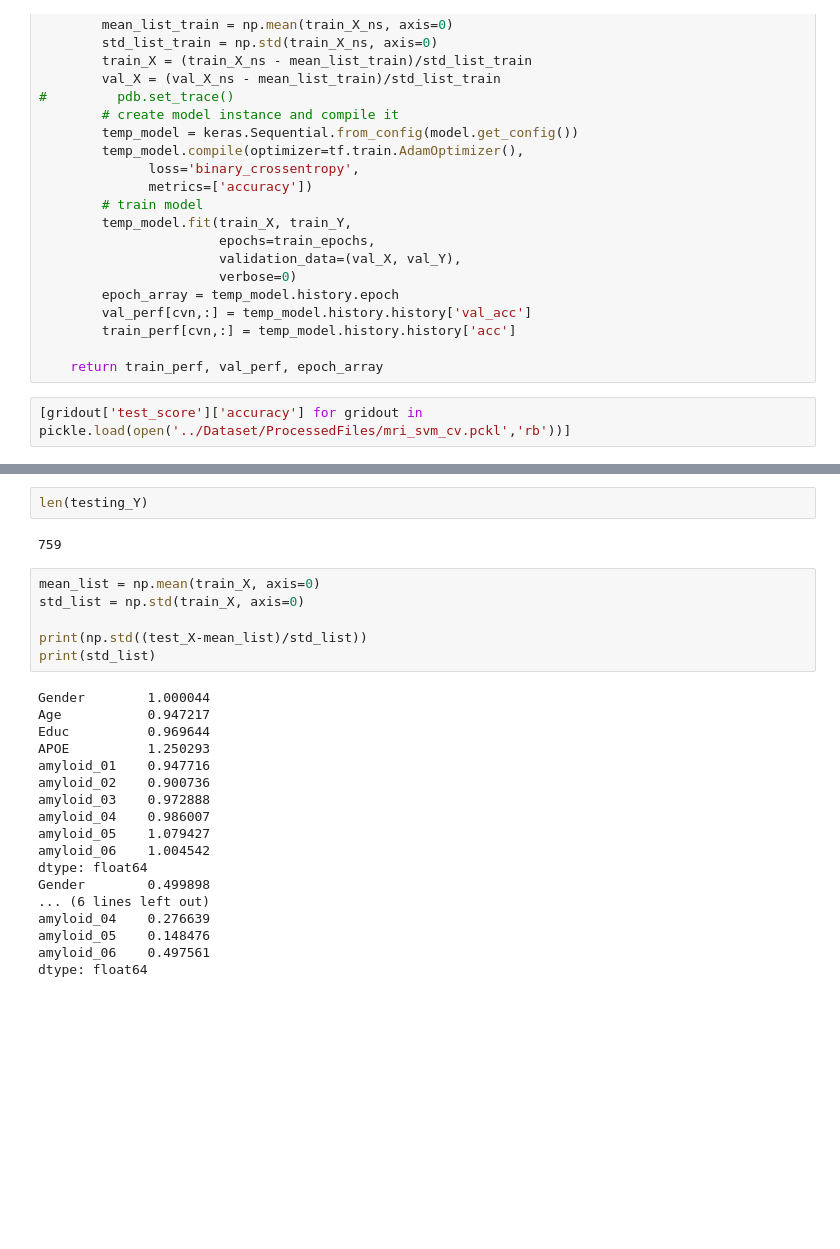
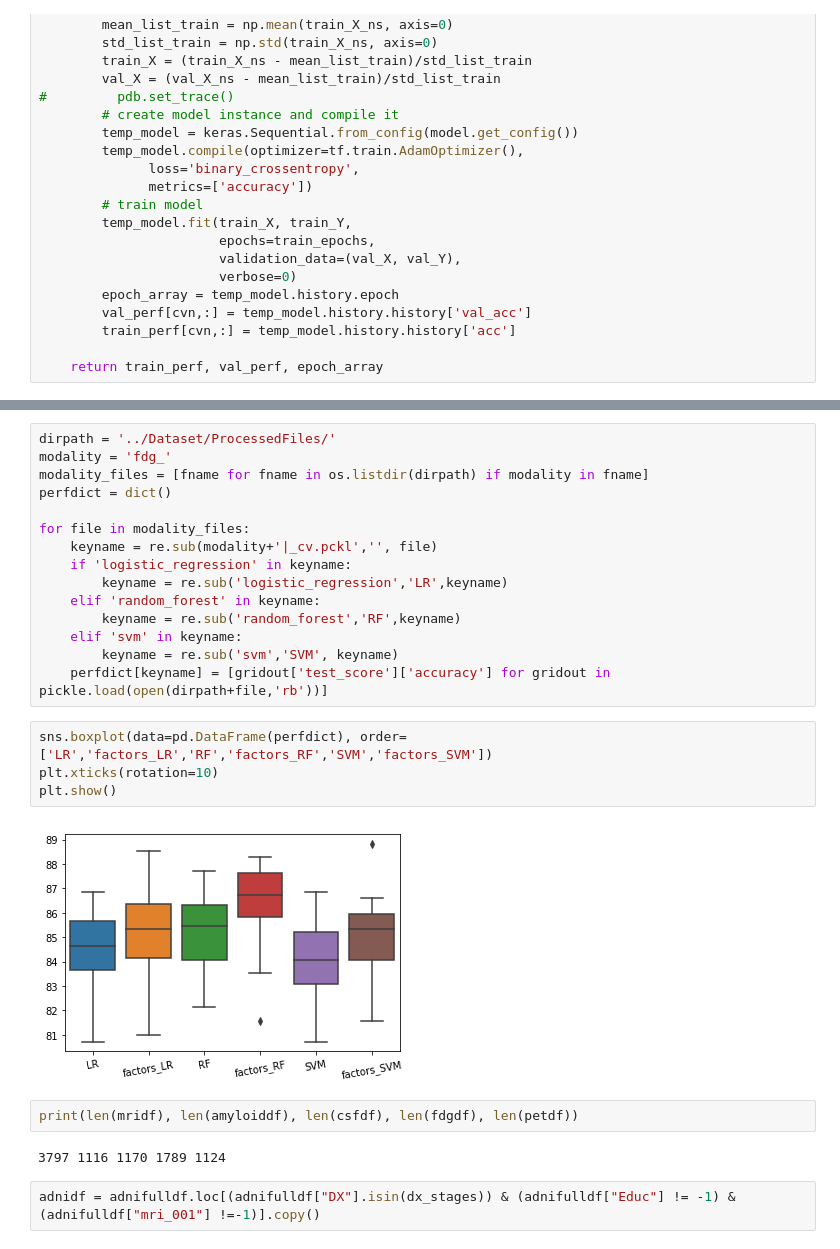
Before and after one commit to kvsaboo/CS598JP_CourseProject, a Jupyter notebook: Code/CS598JP-CourseProject.ipynb, the cells around one changed output, grey strips where cells are left out. Drawn from its saved outputs; the diff is of its cells as text; blank space fills up the shorter version.

```diff
--- a/Code/CS598JP-CourseProject.ipynb
+++ b/Code/CS598JP-CourseProject.ipynb
@@ -232,5 +164,3 @@ def trainDeepLearningModelCV(model, data_X, data_Y, val_frac, train_epochs):
         train_perf[cvn,:] = temp_model.history.history['acc']
 
     return train_perf, val_perf, epoch_array
-# %%
-[gridout['test_score']['accuracy'] for gridout in pickle.load(open('../Dataset/ProcessedFiles/mri_svm_cv.pckl','rb'))]
@@ -294,28 +167,27 @@ array([0.97387561, 0.99305795, 0.99436203, 0.97741463, 1.01531963,
-# %%
-len(testing_Y)
-# %% [output]
-759
-# %%
-mean_list = np.mean(train_X, axis=0)
-std_list = np.std(train_X, axis=0)
-
-print(np.std((test_X-mean_list)/std_list))
-print(std_list)
-# %% [output]
-Gender        1.000044
-Age           0.947217
-Educ          0.969644
-APOE          1.250293
-amyloid_01    0.947716
-amyloid_02    0.900736
-amyloid_03    0.972888
-amyloid_04    0.986007
-amyloid_05    1.079427
-amyloid_06    1.004542
-dtype: float64
-Gender        0.499898
-... (6 lines left out)
-amyloid_04    0.276639
-amyloid_05    0.148476
-amyloid_06    0.497561
-dtype: float64
+# %%
+dirpath = '../Dataset/ProcessedFiles/'
+modality = 'fdg_'
+modality_files = [fname for fname in os.listdir(dirpath) if modality in fname]
+perfdict = dict()
+
+for file in modality_files:
+    keyname = re.sub(modality+'|_cv.pckl','', file)
+    if 'logistic_regression' in keyname:
+        keyname = re.sub('logistic_regression','LR',keyname)
+    elif 'random_forest' in keyname:
+        keyname = re.sub('random_forest','RF',keyname)
+    elif 'svm' in keyname:
+        keyname = re.sub('svm','SVM', keyname)
+    perfdict[keyname] = [gridout['test_score']['accuracy'] for gridout in pickle.load(open(dirpath+file,'rb'))]
+# %%
+sns.boxplot(data=pd.DataFrame(perfdict), order=['LR','factors_LR','RF','factors_RF','SVM','factors_SVM'])
+plt.xticks(rotation=10)
+plt.show()
+# %% [output]
+[figure, added]
+# %%
+print(len(mridf), len(amyloiddf), len(csfdf), len(fdgdf), len(petdf))
+# %% [output]
+3797 1116 1170 1789 1124
+# %%
+adnidf = adnifulldf.loc[(adnifulldf["DX"].isin(dx_stages)) & (adnifulldf["Educ"] != -1) & (adnifulldf["mri_001"] !=-1)].copy()
```
Also changed, not shown: parts of 16 cells of this notebook.
